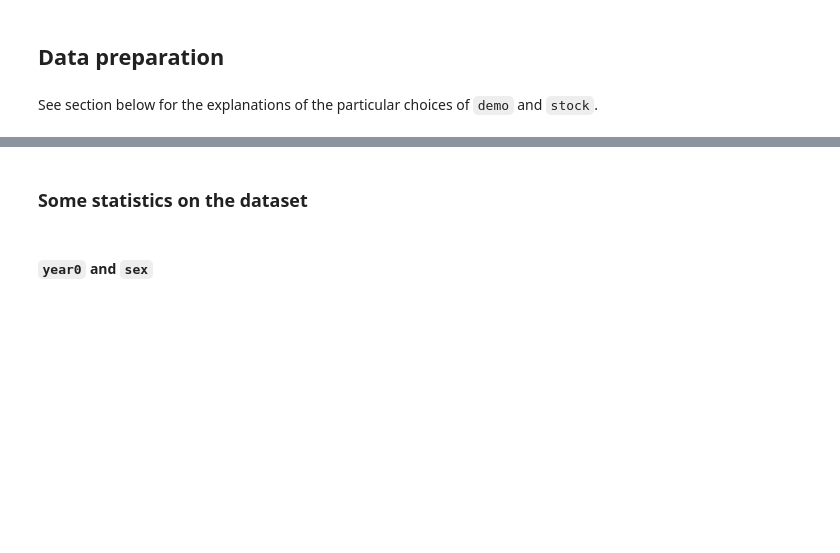
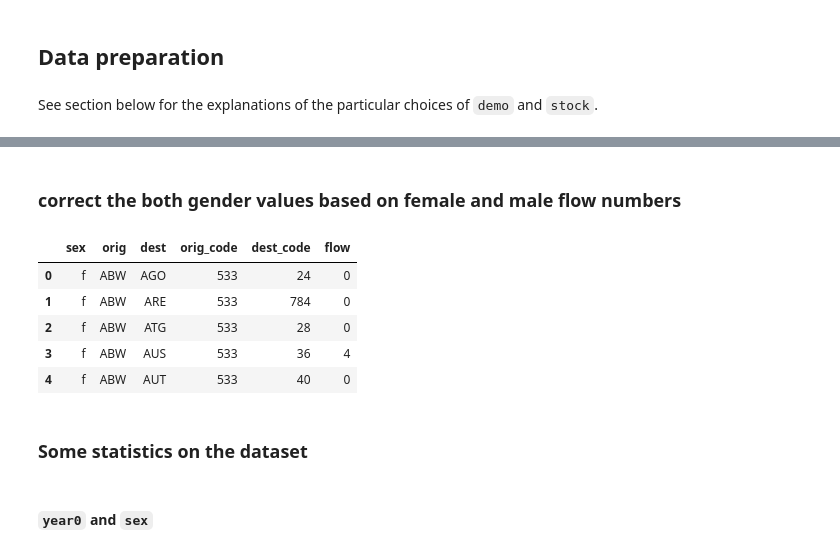
Before and after one commit to com-480-data-visualization/com-480-project-vizkhalifa, a Jupyter notebook: migration_datasets_transformation_to_use_in_js.ipynb, the cells around one changed output, grey strips where cells are left out. Drawn from its saved outputs; the diff is of its cells as text; code cells hidden in the pictures; blank space fills up the shorter version.

Commit message:
adding true values for gender based separated flows

```diff
--- a/migration_datasets_transformation_to_use_in_js.ipynb
+++ b/migration_datasets_transformation_to_use_in_js.ipynb
@@ -98,6 +98,40 @@ There are 3 not-ISO countries.
 Let's remove them.
 Number of rows after removing non-ISO countries 162889.
 There are 199 countries after removal.
+# %% [markdown]
+### correct the both gender values based on female and male flow numbers
+# %%
+df_new = pd.pivot_table(df, values = 'flow',
+                        index=['orig','dest', 'orig_code','dest_code'], columns = 'sex').reset_index()
+# fill nan values with 0
+df_new = df_new.fillna(0, axis=1)
+
+# correct the type of the flow numbers
+if df_new.columns.str.contains("b").any()==True:
+            df_new['b'] = df_new['b'].astype(int)
+
+if df_new.columns.str.contains("f").any()==True:
+            df_new['f'] = df_new['f'].astype(int)
+
+if df_new.columns.str.contains("m").any()==True:
+            df_new['m'] = df_new['m'].astype(int)
+
+# drop column 'b' to calcualte new one from 'f' and 'm' values
+df_new = df_new.drop(['b'], axis=1)
+df_new['b'] = df_new['f'] + df_new['m']
+
+# convert the data frame format again
+df_new = pd.melt(df_new, id_vars=['orig', 'dest', 'orig_code', 'dest_code'], var_name='sex', value_name='flow')
+df_new = df_new[['sex', 'orig', 'dest', 'orig_code', 'dest_code', 'flow']]
+
+df_new.head()
+# %% [output]
+|  | sex | orig | dest | orig_code | dest_code | flow |
+| 0 | f | ABW | AGO | 533 | 24 | 0 |
+| 1 | f | ABW | ARE | 533 | 784 | 0 |
+| 2 | f | ABW | ATG | 533 | 28 | 0 |
+| 3 | f | ABW | AUS | 533 | 36 | 4 |
+| 4 | f | ABW | AUT | 533 | 40 | 0 |
 # %%
 # write to file
 filename = f'migflows_gender_separated_1990_2015_filtered{"_without0flows" if remove_zero_flows_bool else ""}.csv'
```
Also changed, not shown: parts of 3 cells of this notebook.
